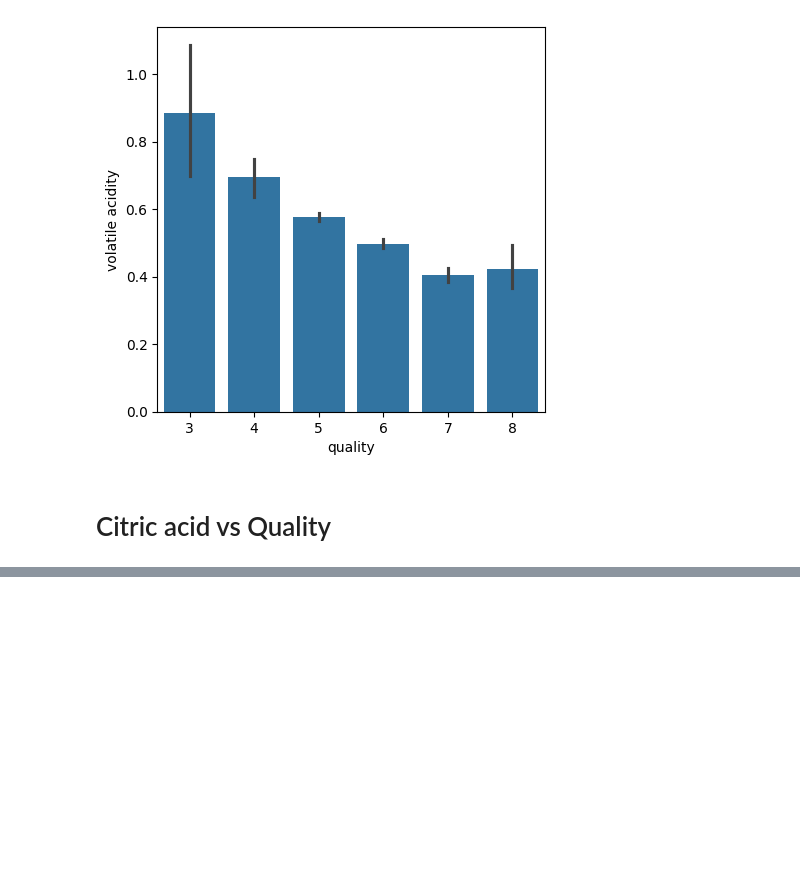
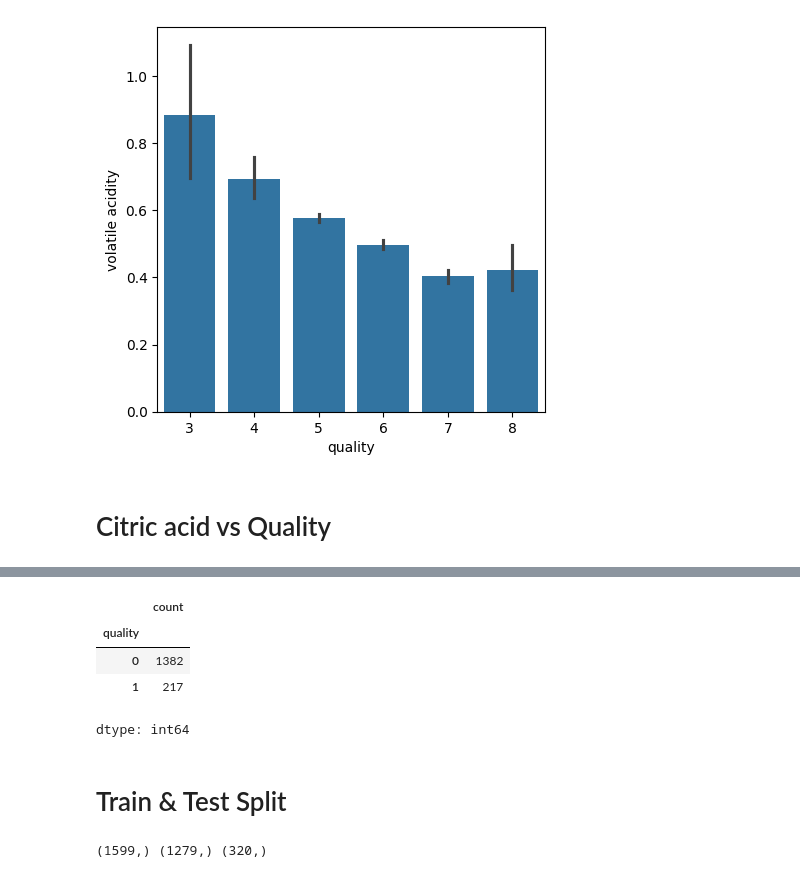
Before and after one commit to Saifullah785/Machine_Learning_Projects, a Jupyter notebook: Project_22_Wine_Quality_Prediction_Model/Project_22_Wine_Quality_Prediction_Model.ipynb, the cells around one changed output, grey strips where cells are left out. Drawn from its saved outputs; the diff is of its cells as text; code cells hidden in the pictures; blank space fills up the shorter version.

```diff
--- a/Project_22_Wine_Quality_Prediction_Model/Project_22_Wine_Quality_Prediction_Model.ipynb
+++ b/Project_22_Wine_Quality_Prediction_Model/Project_22_Wine_Quality_Prediction_Model.ipynb
@@ -79,0 +106,14 @@ sns.barplot(x = 'quality', y= 'citric acid', data = wine_df)
+# %%
+# Create a binary target variable 'y': 1 for good quality (>=7), 0 for bad quality (<7)
+y = wine_df['quality'].apply(lambda y_val: 1 if y_val>=7 else 0)
+# %%
+# Display the counts of each class in the new binary target variable 'y'
+y.value_counts()
+# %% [output]
+|  | count |
+| quality |  |
+| 0 | 1382 |
+| 1 | 217 |
+dtype: int64
+# %% [markdown]
+# Train & Test Split
@@ -79,0 +123,5 @@ sns.barplot(x = 'quality', y= 'citric acid', data = wine_df)
+# %%
+# Print the shapes of the original, training, and testing target variables to verify the split
+print(y.shape, y_train.shape, y_test.shape)
+# %% [output]
+(1599,) (1279,) (320,)
```
Also changed, not shown: parts of 25 cells of this notebook.
